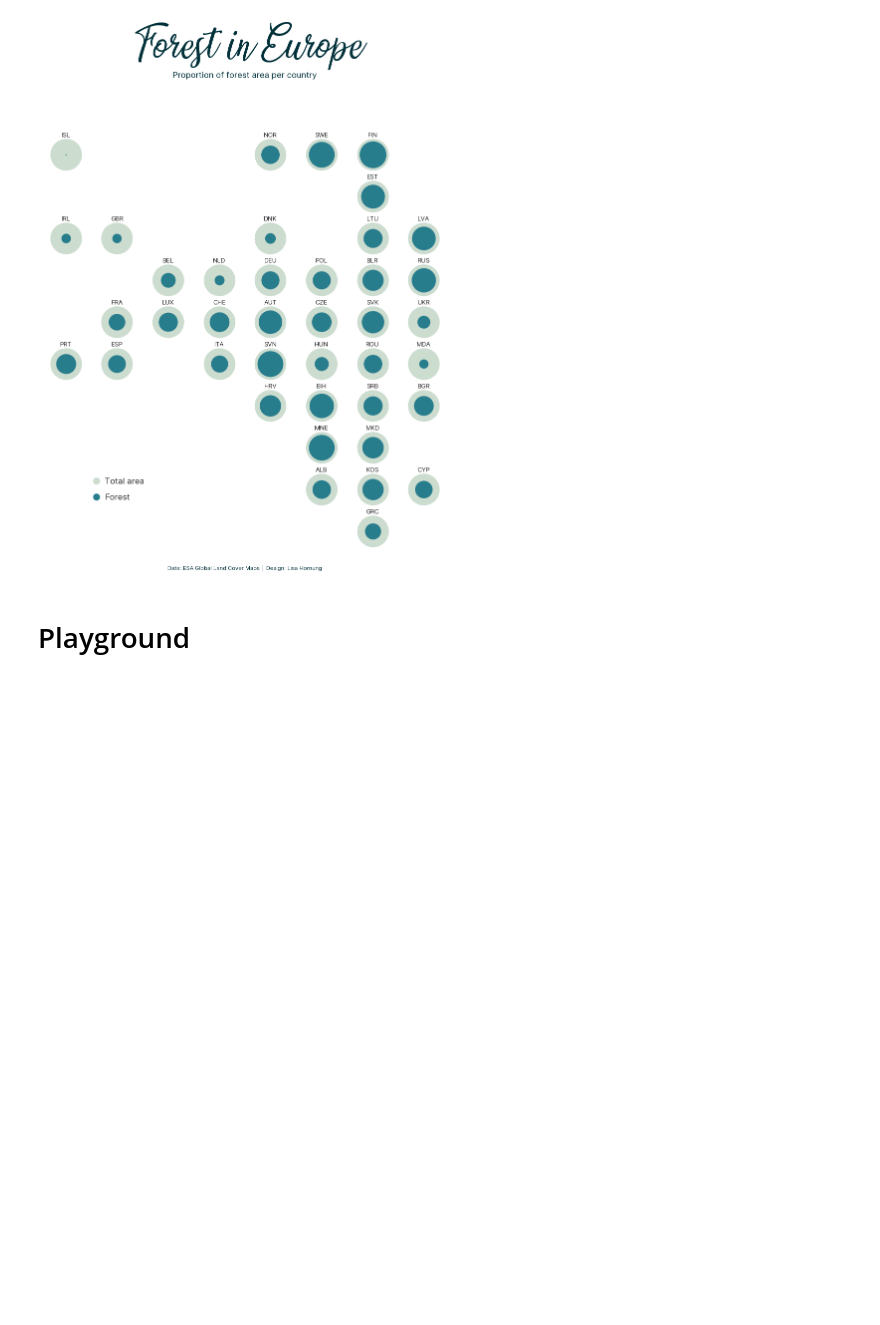
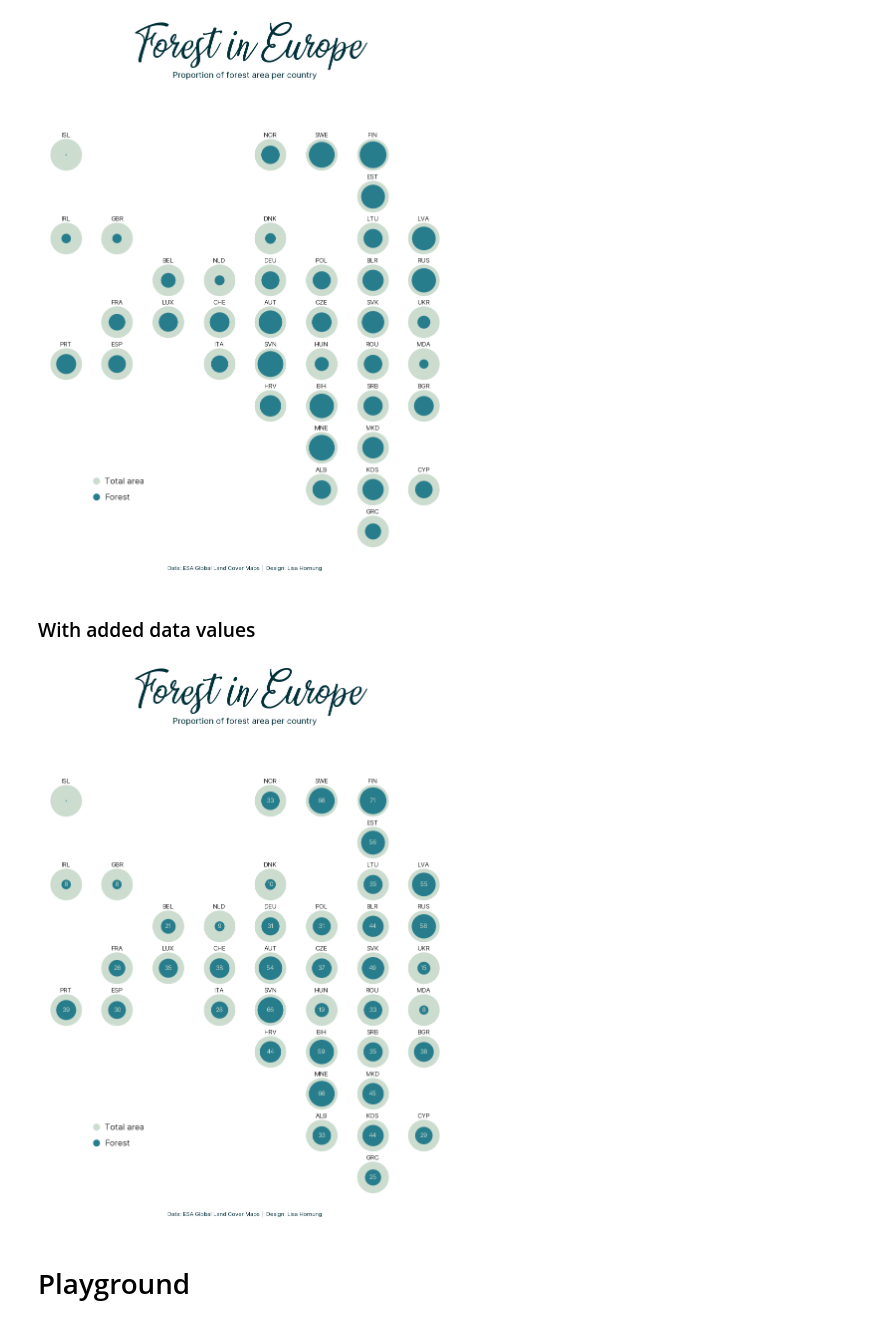
Before and after one commit to Lisa-Ho/30-day-map-challenge, a Jupyter notebook: 2023/Day14-forest-landuse-europe/forest-landuse-europe.ipynb, the cells around one changed output. Drawn from its saved outputs; the diff is of its cells as text; code cells hidden in the pictures; blank space fills up the shorter version.

Commit message:
added version with value labels

```diff
--- a/2023/Day14-forest-landuse-europe/forest-landuse-europe.ipynb
+++ b/2023/Day14-forest-landuse-europe/forest-landuse-europe.ipynb
@@ -126,6 +143,53 @@ plt.savefig("europe-forest-area-circles-3.png", facecolor=bg_col, dpi=120, bbox_
 plt.show()
 # %% [output]
 [figure]
+# %% [markdown]
+### With added data values
+# %%
+# filter for last year (2015)
+data = df_eur[df_eur["year"]==2015]
+bg_col = "#FFFFFF"
+area_col = "#CCDCCF"
+forest_col = "#287D8D"
+label_col = "#222222"
+text_col = "#003039"
+
+# setup
+fig,axs = plt.subplot_mosaic(layout, figsize=(9,10), empty_sentinel="___")
+plt.subplots_adjust(wspace=0.12, hspace=0.12, left=0.05, right=0.95, bottom=0.05)
+fig.set_facecolor(bg_col)
+
+# plot data
+factor = 20
+for ax in axs:
+    axs[ax].axis("off")
+    axs[ax].set_ylim(ymin=0, ymax=1)
+    axs[ax].set_xlim(xmin=0, xmax=1)
+
+    if ax!="LGD":
+        data_filtered = data[data["ISO"]==ax]
+        values = int(np.round(data_filtered["forest_of_total"].values[0],0))
+        axs[ax].scatter(0.5,0.5, s=100*factor, marker="o", color=area_col)
+        axs[ax].scatter(0.5,0.5, s=data_filtered["forest_of_total"]*factor, marker="o", color=forest_col)
+        axs[ax].text(0.5,0.94, ax, fontsize=9, ha="center", va='bottom', color=label_col)
+        if ax != "ISL":
+            axs[ax].text(0.5,0.5, values, fontsize=9, ha="center", va='center', color=area_col)
+    legend_elements = [Line2D([0], [0], marker='o', markeredgecolor="None",markersize=10, color=area_col, linewidth=0, label="Total area"),
+                    Line2D([0], [0], marker='o', markeredgecolor="None",markersize=10, color=forest_col, linewidth=0, label="Forest")]
+    L = axs["LGD"].legend(frameon=False, handles=legend_elements, loc='center', ncol=1, handletextpad=0.2,labelspacing=1.2)
+    plt.setp(L.texts,  va="baseline", size=12, color=label_col )
+
+# title
+fig.text(0.5, 1.11,  "Forest in Europe", fontsize=45, ha='center',va="top",fontproperties=title_font, color=text_col)
+fig.text(0.5, 1.01,  "Proportion of forest area per country", fontsize=12, ha='center',va="top",fontweight="regular", color=text_col)
+fig.text(0.5, 0.02,  "Data: ESA Global Land Cover Maps |  Design: Lisa Hornung", fontsize=8, ha='center',va="top",fontweight="regular", color=text_col)
+
+# save
+plt.savefig("europe-forest-area-circles-3-vlabels.png", facecolor=bg_col, dpi=120, bbox_inches='tight',pad_inches=1.3)
+
+plt.show()
+# %% [output]
+[figure, added]
 # %% [markdown]
 # Playground
 # %%
```
Also changed, not shown: parts of 3 cells of this notebook.
